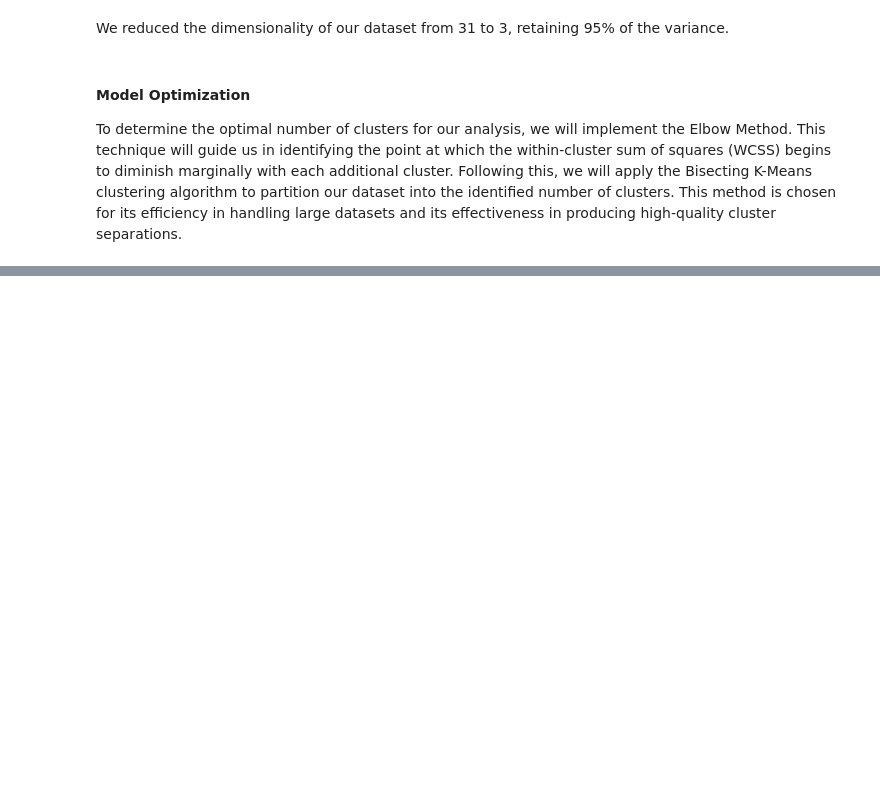
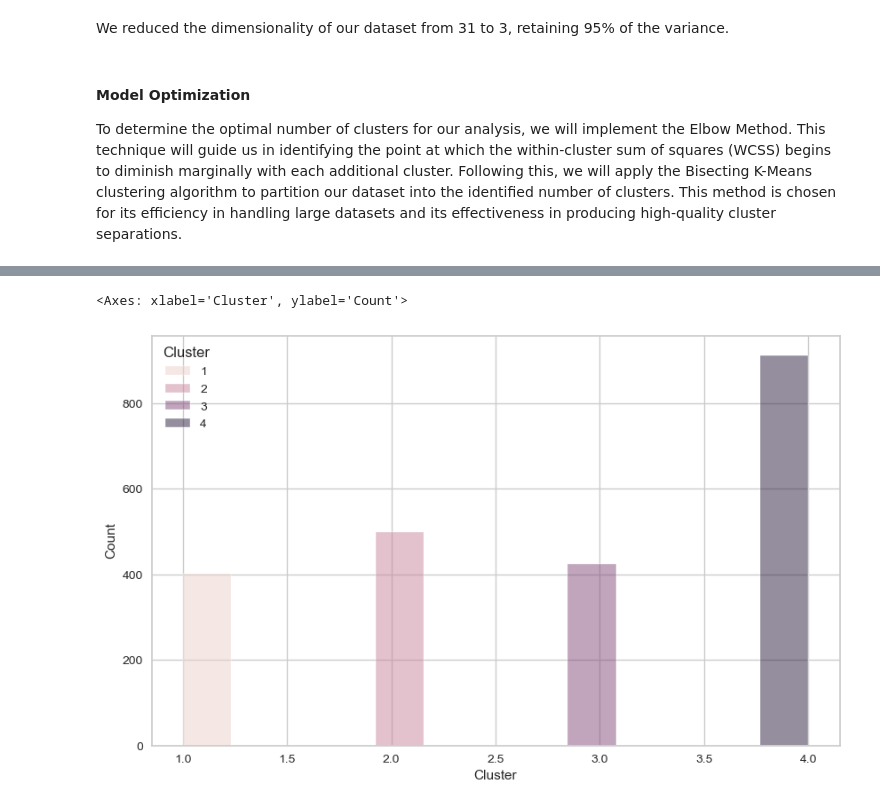
Before and after one commit to TheMimikyu/Customer-Behaviour-Analysis, a Jupyter notebook: CUSTOMER-SEGMENTATION.ipynb, the cells around one changed output, grey strips where cells are left out. Drawn from its saved outputs; the diff is of its cells as text; code cells hidden in the pictures; blank space fills up the shorter version.

```diff
--- a/CUSTOMER-SEGMENTATION.ipynb
+++ b/CUSTOMER-SEGMENTATION.ipynb
@@ -651,0 +681,6 @@ from yellowbrick.cluster import KElbowVisualizer
+# %%
+plt.figure(figsize=(10,6))
+sns.histplot(pca_data, x="Cluster", hue='Cluster')
+# %% [output]
+<Axes: xlabel='Cluster', ylabel='Count'>
+[figure, added]
```
Also changed, not shown: parts of 18 cells of this notebook.
